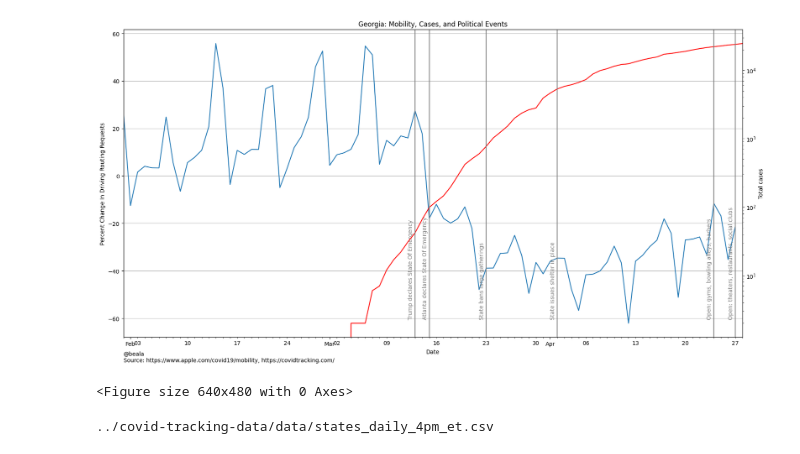
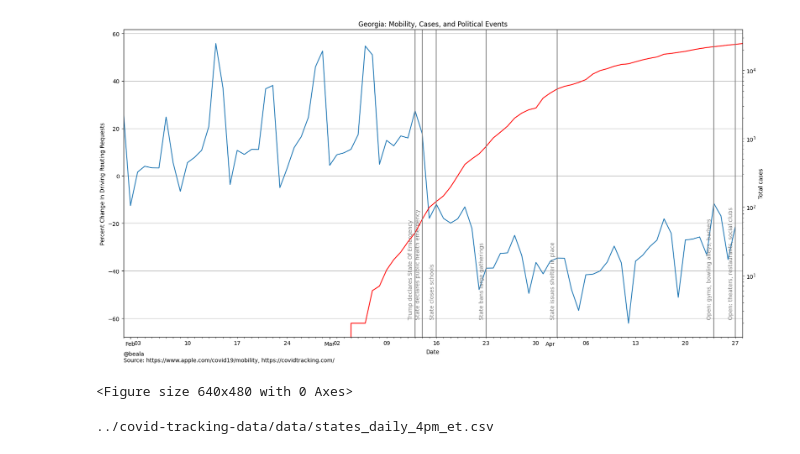
Before and after one commit to beala/covid_forecasts, a Jupyter notebook: Graphs.ipynb, the cells around one changed output. Drawn from its saved outputs; the diff is of its cells as text; code cells hidden in the pictures.

```diff
--- a/Graphs.ipynb
+++ b/Graphs.ipynb
@@ -30,35 +30,36 @@ ax2 = ga_positives.plot(
     color="red")
 ax2.set_ylabel("Total cases")
 ax2.set_yscale('log')
 def event(date, label):
     plt.axvline(x=pd.to_datetime(date), color='grey')
     ax.text(pd.to_datetime(date) - pd.to_timedelta('1 day'), -60, label, rotation=90, color='grey')
 
 event('2020-03-13', 'Trump declares State Of Emergency')
-event('2020-03-15', 'Atlanta declares State Of Emergency')
+event('2020-03-14', 'State declares public health emergency')
+event('2020-03-16', 'State closes schools')
 event('2020-03-23', 'State bans large gatherings')
 event('2020-04-02', 'State issues shelter in place')
 event('2020-04-24', 'Open: gyms, bowling alleys, barbers')
 event('2020-04-27', 'Open: theaters, restaurants, social clubs')
 #event('2020-04-30', 'Shelter in place expires')
 ax.set_xlabel("Date")
 ax.set_ylabel("Percent Change In Driving Routing Requests")
 ax.xaxis.set_minor_locator(mdates.DayLocator())
 ax.xaxis.set_major_locator(mdates.DayLocator(1))
 ax.xaxis.set_major_formatter(mdates.DateFormatter('%b'))
 #ax.xaxis.set_minor_formatter(mdates.DateFormatter('%d'))
 #plt.figure().autofmt_xdate()
 
 ax.text(
     0,
     -0.08,
     "@beala\nSource: https://www.apple.com/covid19/mobility, https://covidtracking.com/",
     transform=ax.transAxes
 )
 plt.show()
 plt.savefig("ga_mobility.png")
 # %% [output]
-[figure, old version]
+[figure, new version]
 <Figure size 640x480 with 0 Axes>
 # %%
 !ls ../covid-tracking-data/data/states_daily_4pm_et.csv
```
